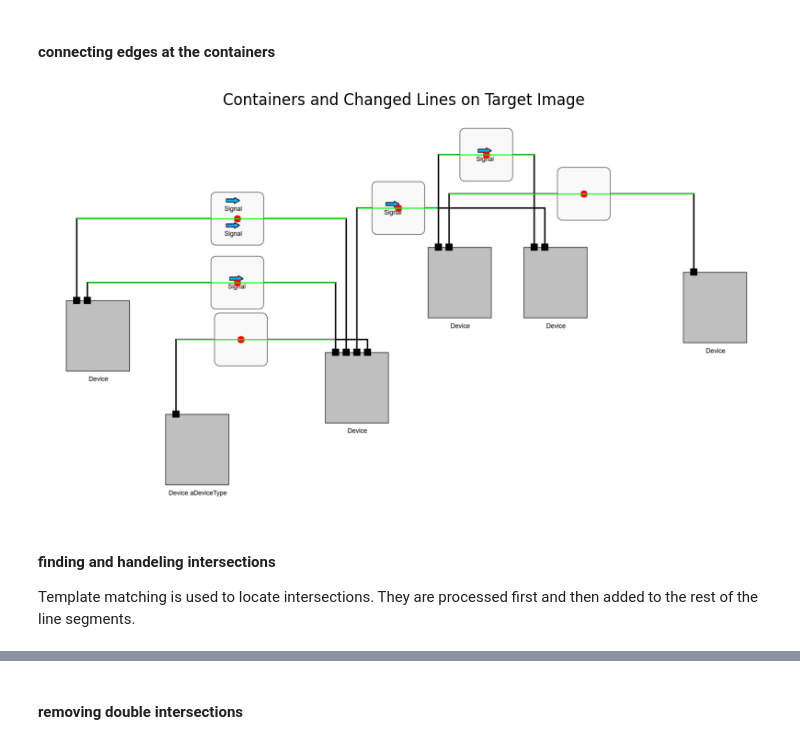
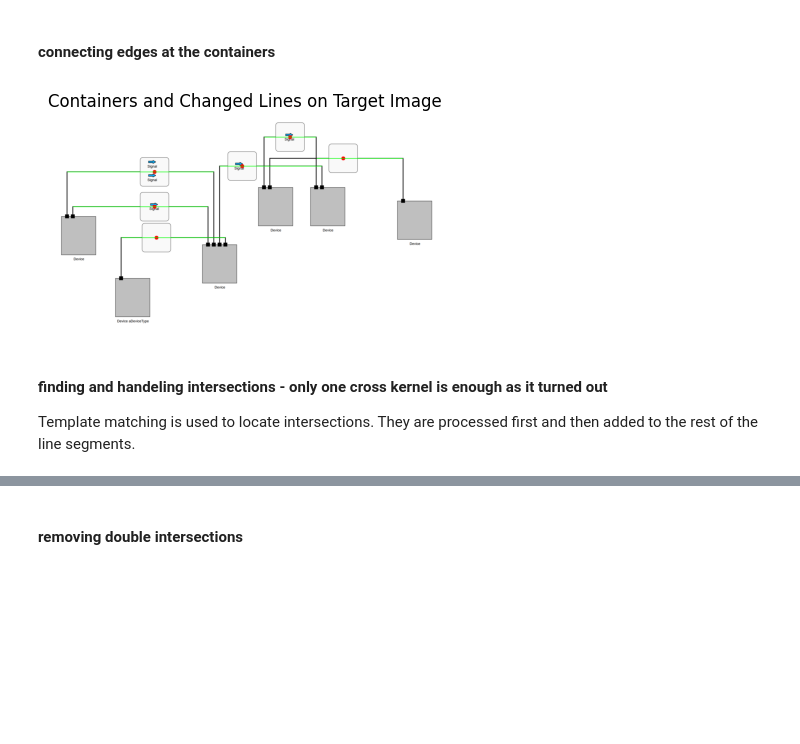
Before and after one commit to franzbanz/computervision, a Jupyter notebook: edge_detection_generalized.ipynb, the cells around one changed output, grey strips where cells are left out. Drawn from its saved outputs; the diff is of its cells as text; code cells hidden in the pictures; blank space fills up the shorter version.

```diff
--- a/edge_detection_generalized.ipynb
+++ b/edge_detection_generalized.ipynb
@@ -459,9 +365,9 @@ Not only line segments are needed, but connected line segments that form a polyg
 # Sort horizontal segments from left to right and vertical segments from top to bottom
 # Separated vertical and horizontal segments
 line_segments_hor_sorted = line_segments_hor.copy()
-line_segments_hor_sorted.sort(key=lambda seg: (seg[0][0], seg[0][1]))
+# line_segments_hor_sorted.sort(key=lambda seg: (seg[0][0], seg[0][1]))
 line_segments_ver_sorted = line_segments_ver.copy()
-line_segments_ver_sorted.sort(key=lambda seg: (seg[0][1], seg[0][0]))
+# line_segments_ver_sorted.sort(key=lambda seg: (seg[0][1], seg[0][0]))
 # %% [markdown]
 #### finding and handeling signal boxes
 assuming signals always go straight through a signal box. finding them using template matching and connecting the lines simmilarly to intersection detection algorythm. then the rest of the program can work normally
@@ -584,37 +490,37 @@ def connect_lines_at_containers(containers, line_segments_hor_sorted, tolerance=
         line_segments_hor_sorted.remove(closest_left)
         line_segments_hor_sorted.remove(closest_right)
 
         new_hor_line = ((merged_hor[0][0], container[1]), (merged_hor[0][1], container[1]))
 
         line_segments_hor_sorted.append(new_hor_line)
 
         merged_lines.append(new_hor_line)
 
     return line_segments_hor_sorted, merged_lines
 
 line_segments_hor_sorted, merged_lines = connect_lines_at_containers(containers, line_segments_hor_sorted, tolerance=5)
 
 # Visualize the containers and the changed lines on the target image
 target_img_with_containers = target_img.copy()
 
 # Draw the containers
 for center in containers:
     cv2.circle(target_img_with_containers, center, 10, (0, 0, 255), -1)
 
 # Draw the changed horizontal lines
 for line in merged_lines:
     cv2.line(target_img_with_containers, line[0], line[1], (0, 255, 0), 2)
 
 # Display the image with containers and changed lines
-plt.figure(figsize=(10, 10))
+plt.figure(figsize=(5, 5))
 plt.imshow(cv2.cvtColor(target_img_with_containers, cv2.COLOR_BGR2RGB))
 plt.title('Containers and Changed Lines on Target Image')
 plt.axis('off')
 plt.show()
 # %% [output]
-[figure, old version]
+[figure, new version]
 # %% [markdown]
-#### finding and handeling intersections
+#### finding and handeling intersections - only one cross kernel is enough as it turned out
 Template matching is used to locate intersections. They are processed first and then added to the rest of the line segments.
 # %%
 # finding intersections
```
Also changed, not shown: parts of 21 cells of this notebook, 22 other files.
